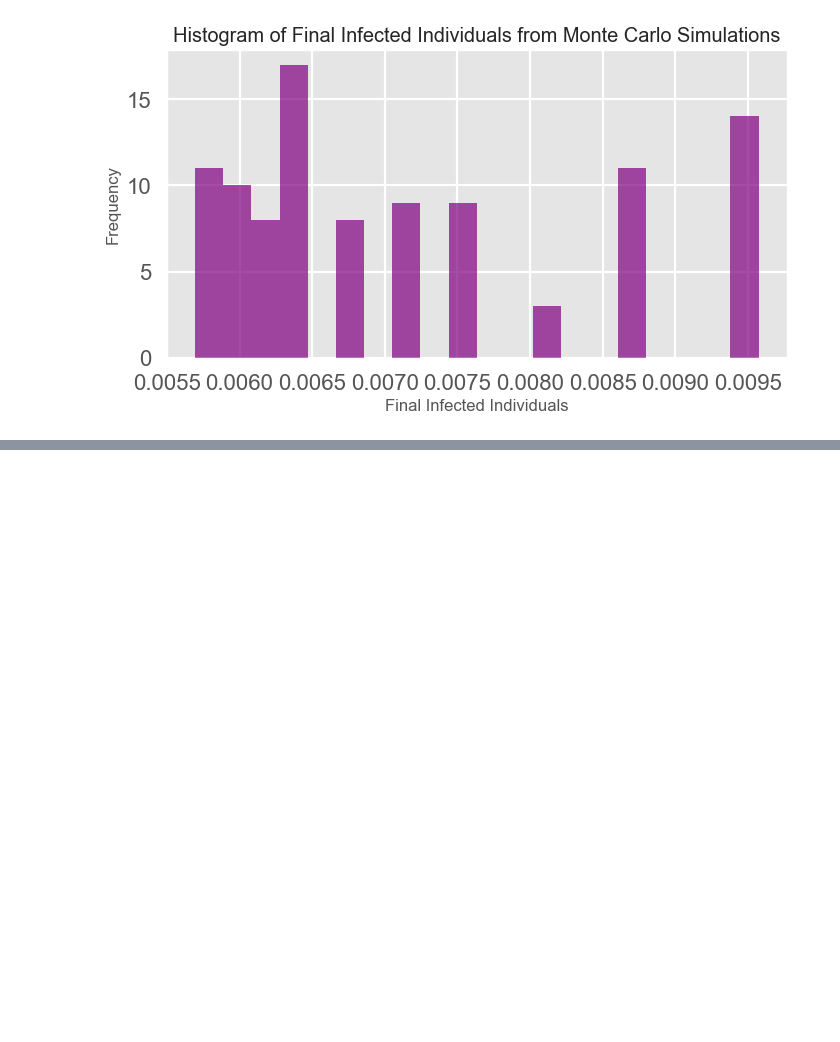
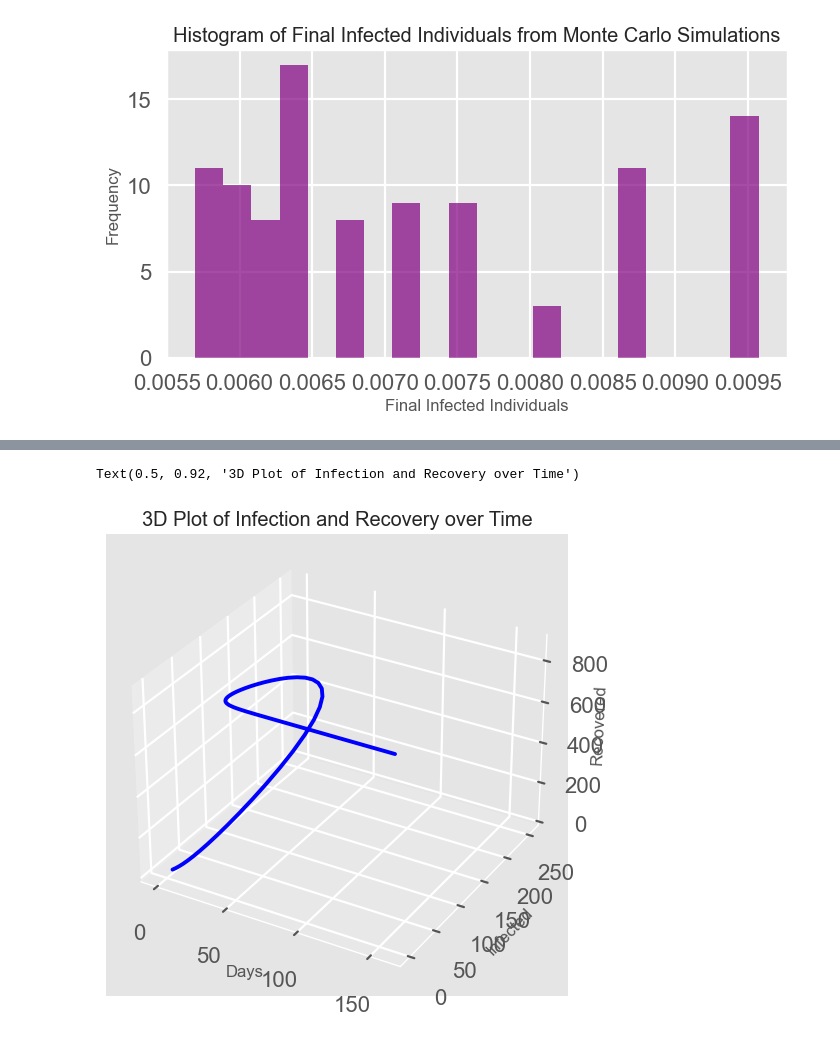
Before and after one commit to jwmathis/Project4, a Jupyter notebook: Project4.ipynb, the cells around one changed output, grey strips where cells are left out. Cells and saved outputs as stored; diff of their text form; code cells hidden in the pictures; blank space fills up the shorter version.

```diff
--- a/Project4.ipynb
+++ b/Project4.ipynb
@@ -120,0 +163,13 @@ plt.title('Histogram of Final Infected Individuals from Monte Carlo Simulations'
+# %%
+from mpl_toolkits.mplot3d import Axes3D
+
+fig = plt.figure(figsize=(10, 6))
+ax = fig.add_subplot(111, projection='3d')
+ax.plot3D(SIR_data['day'], SIR_data['infected'], SIR_data['recovered'], color='blue')
+ax.set_xlabel('Days')
+ax.set_ylabel('Infected')
+ax.set_zlabel('Recovered')
+ax.set_title('3D Plot of Infection and Recovery over Time')
+# %% [output]
+Text(0.5, 0.92, '3D Plot of Infection and Recovery over Time')
+[figure, added]
```
Also changed, not shown: parts of 5 cells of this notebook.
